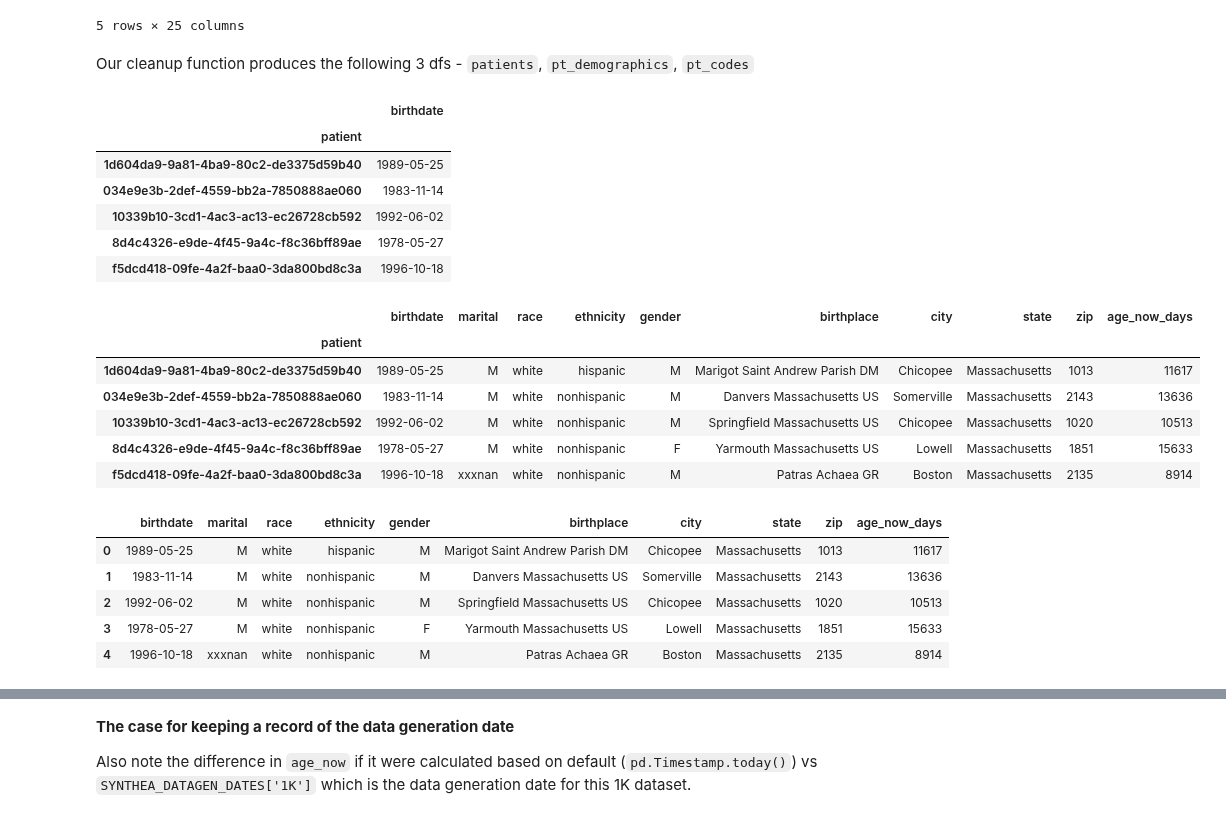
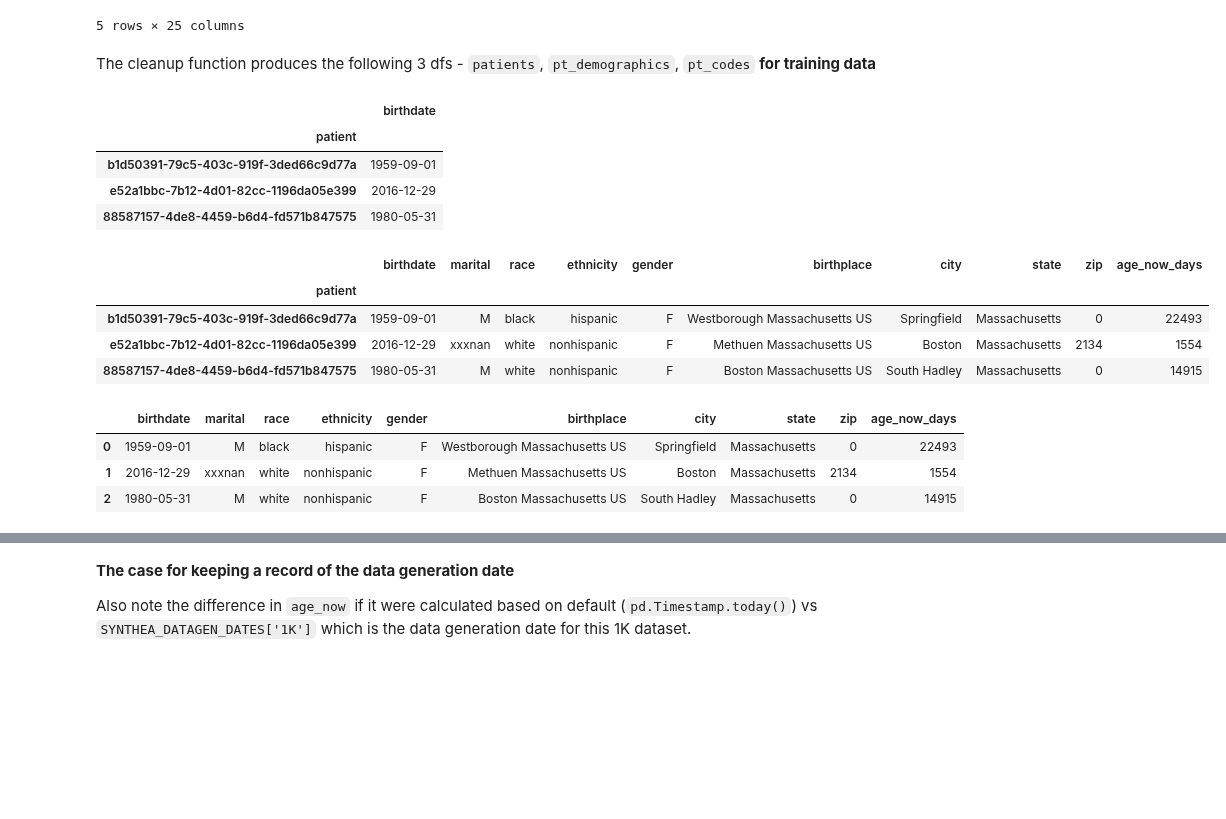
Before and after one commit to corazonlabs/lemonpie, a Jupyter notebook: 01_preprocessing_clean.ipynb, the cells around one changed output, grey strips where cells are left out. Saved outputs shown, nothing was run; the diff lists cells and outputs as text; code cells hidden in the pictures; blank space fills up the shorter version.

```diff
--- a/01_preprocessing_clean.ipynb
+++ b/01_preprocessing_clean.ipynb
@@ -133,10 +148,21 @@ Split patients into:: Train: 702, Valid: 234, Test: 235 -- Total before split: 1
 Saved train data to /home/vinod/.lemonpie/datasets/synthea/1K/raw_split/train
 Saved valid data to /home/vinod/.lemonpie/datasets/synthea/1K/raw_split/valid
 Saved test data to /home/vinod/.lemonpie/datasets/synthea/1K/raw_split/test
+# %%
+def load_split_data(path):
+    all_dfs = []
+    for split in ['train', 'valid', 'test']:
+            split_path = f'{path}/raw_split/{split}'
+            dfs = read_raw_ehrdata(split_path)
+            all_dfs.append(dfs)
+    return all_dfs
+# %%
+train_dfs, valid_dfs, test_dfs = load_split_data(PATH_1K)
 # %% [markdown]
 ## Clean
 # %%
 #export
+@ray.remote(num_returns=3)
 def cleanup_pts(pts, is_train, today=None):
     '''Clean patients df'''
 
@@ -155,7 +181,7 @@ def cleanup_pts(pts, is_train, today=None):
     pt_demographics = pts
     patients = pts.loc[:,['birthdate']]
 
-    return [patients, pt_demographics, pt_codes] if is_train else [patients, pt_demographics]
+    return [patients, pt_demographics, pt_codes] if is_train else [patients, pt_demographics, None]
 # %% [markdown]
 `patients` data frame looks like this before cleanup..
 # %%
@@ -169,5 +195,5 @@ patients.head()
 | 4 | f5dcd418-09fe-4a2f-baa0-3da800bd8c3a | 1996-10-18 | NaN | 999-60-7372 | S99915787 | X86772962X | Mr. | Gregorio366 | Auer97 | NaN | ... |
 5 rows × 25 columns
 # %%
-pt_data = cleanup_pts(patients, is_train=True, today=SYNTHEA_DATAGEN_DATES['1K'])
-patients, pt_demo, pt_codes = pt_data[0], pt_data[1], pt_data[2]
+train_pts_cleaned = cleanup_pts.remote(train_dfs[0], is_train=True, today=SYNTHEA_DATAGEN_DATES['1K'])
+train_pts_cleaned = ray.get(train_pts_cleaned) #train_pts_data[0], train_pts_data[1], train_pts_data[2]
@@ -174,26 +202,20 @@ patients, pt_demo, pt_codes = pt_data[0], pt_data[1], pt_data[2]
 # %% [markdown]
-Our cleanup function produces the following 3 dfs - `patients`, `pt_demographics`, `pt_codes`
+The cleanup function produces the following 3 dfs - `patients`, `pt_demographics`, `pt_codes` **for training data**
 # %%
-for df in pt_data:
-    display(df.head())
+for df in train_pts_cleaned:
+    display(df.head(3))
 # %% [output]
 |  | birthdate |
 | patient |  |
-| 1d604da9-9a81-4ba9-80c2-de3375d59b40 | 1989-05-25 |
-| 034e9e3b-2def-4559-bb2a-7850888ae060 | 1983-11-14 |
-| 10339b10-3cd1-4ac3-ac13-ec26728cb592 | 1992-06-02 |
-| 8d4c4326-e9de-4f45-9a4c-f8c36bff89ae | 1978-05-27 |
-| f5dcd418-09fe-4a2f-baa0-3da800bd8c3a | 1996-10-18 |
+| b1d50391-79c5-403c-919f-3ded66c9d77a | 1959-09-01 |
+| e52a1bbc-7b12-4d01-82cc-1196da05e399 | 2016-12-29 |
+| 88587157-4de8-4459-b6d4-fd571b847575 | 1980-05-31 |
 |  | birthdate | marital | race | ethnicity | gender | birthplace | city | state | zip | age_now_days |
 | patient |  |  |  |  |  |  |  |  |  |  |
-| 1d604da9-9a81-4ba9-80c2-de3375d59b40 | 1989-05-25 | M | white | hispanic | M | Marigot Saint Andrew Parish DM | Chicopee | Massachusetts | 1013 | 11617 |
-| 034e9e3b-2def-4559-bb2a-7850888ae060 | 1983-11-14 | M | white | nonhispanic | M | Danvers Massachusetts US | Somerville | Massachusetts | 2143 | 13636 |
-| 10339b10-3cd1-4ac3-ac13-ec26728cb592 | 1992-06-02 | M | white | nonhispanic | M | Springfield Massachusetts US | Chicopee | Massachusetts | 1020 | 10513 |
-| 8d4c4326-e9de-4f45-9a4c-f8c36bff89ae | 1978-05-27 | M | white | nonhispanic | F | Yarmouth Massachusetts US | Lowell | Massachusetts | 1851 | 15633 |
-| f5dcd418-09fe-4a2f-baa0-3da800bd8c3a | 1996-10-18 | xxxnan | white | nonhispanic | M | Patras Achaea GR | Boston | Massachusetts | 2135 | 8914 |
+| b1d50391-79c5-403c-919f-3ded66c9d77a | 1959-09-01 | M | black | hispanic | F | Westborough Massachusetts US | Springfield | Massachusetts | 0 | 22493 |
+| e52a1bbc-7b12-4d01-82cc-1196da05e399 | 2016-12-29 | xxxnan | white | nonhispanic | F | Methuen Massachusetts US | Boston | Massachusetts | 2134 | 1554 |
+| 88587157-4de8-4459-b6d4-fd571b847575 | 1980-05-31 | M | white | nonhispanic | F | Boston Massachusetts US | South Hadley | Massachusetts | 0 | 14915 |
 |  | birthdate | marital | race | ethnicity | gender | birthplace | city | state | zip | age_now_days |
-| 0 | 1989-05-25 | M | white | hispanic | M | Marigot Saint Andrew Parish DM | Chicopee | Massachusetts | 1013 | 11617 |
-| 1 | 1983-11-14 | M | white | nonhispanic | M | Danvers Massachusetts US | Somerville | Massachusetts | 2143 | 13636 |
-| 2 | 1992-06-02 | M | white | nonhispanic | M | Springfield Massachusetts US | Chicopee | Massachusetts | 1020 | 10513 |
-| 3 | 1978-05-27 | M | white | nonhispanic | F | Yarmouth Massachusetts US | Lowell | Massachusetts | 1851 | 15633 |
-| 4 | 1996-10-18 | xxxnan | white | nonhispanic | M | Patras Achaea GR | Boston | Massachusetts | 2135 | 8914 |
+| 0 | 1959-09-01 | M | black | hispanic | F | Westborough Massachusetts US | Springfield | Massachusetts | 0 | 22493 |
+| 1 | 2016-12-29 | xxxnan | white | nonhispanic | F | Methuen Massachusetts US | Boston | Massachusetts | 2134 | 1554 |
+| 2 | 1980-05-31 | M | white | nonhispanic | F | Boston Massachusetts US | South Hadley | Massachusetts | 0 | 14915 |
```
Also changed, not shown: parts of 64 cells of this notebook, 1 other file.
